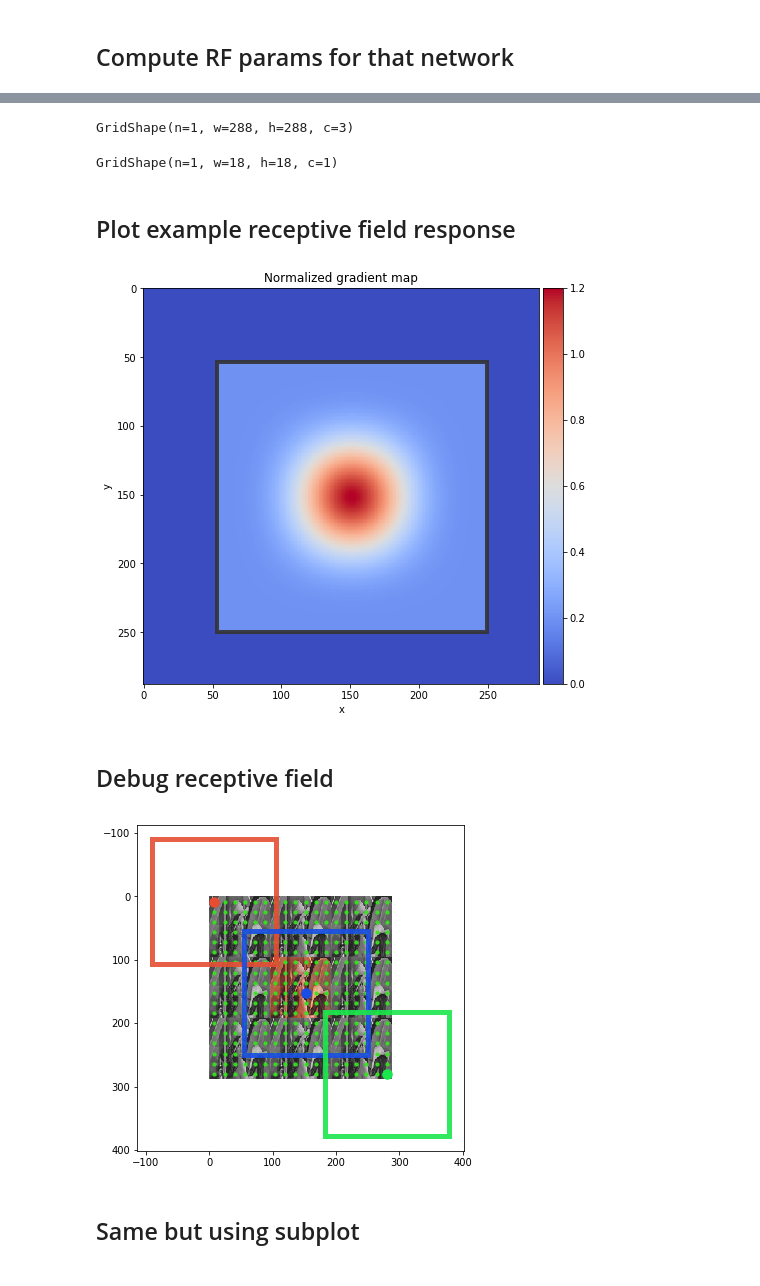
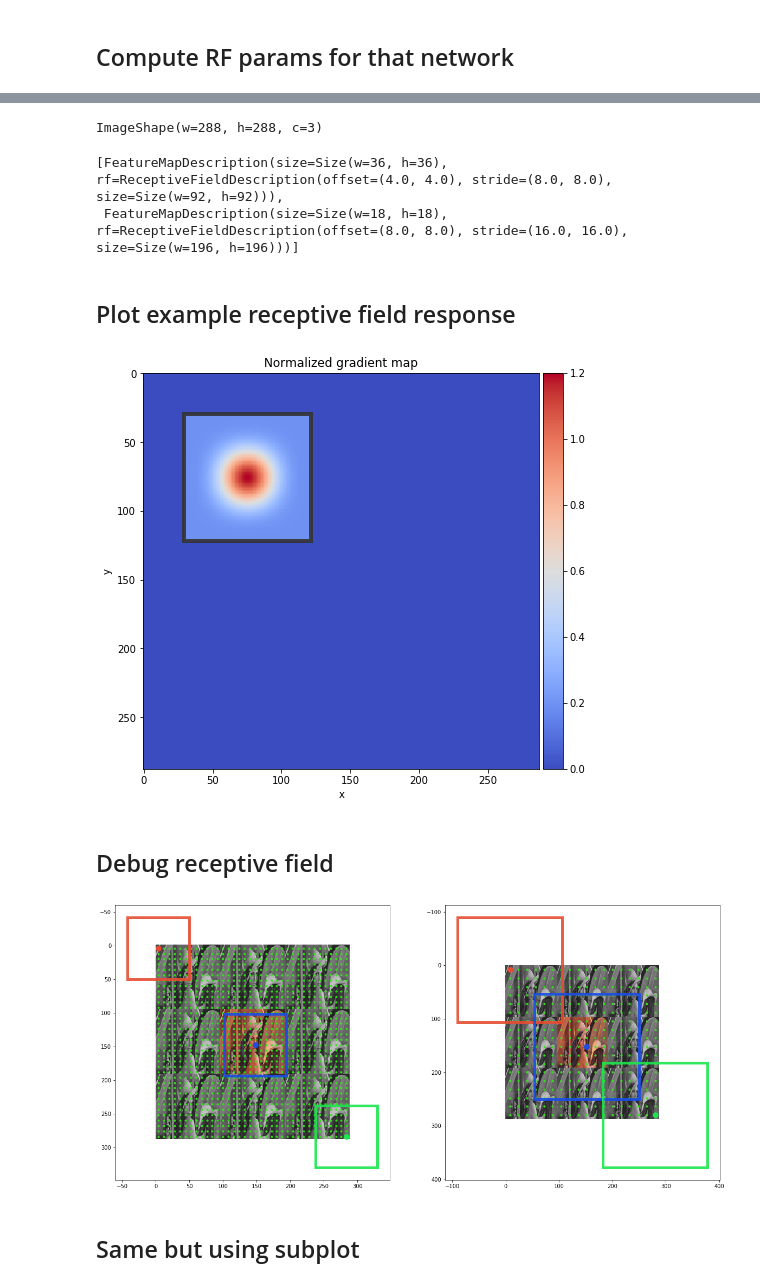
Before and after one commit to shelfwise/receptivefield, a Jupyter notebook: notebooks/tensorflow_api.ipynb, the cells around one changed output, grey strips where cells are left out. Cells and saved outputs as stored; diff of their text form; code cells hidden in the pictures.

```diff
--- a/notebooks/tensorflow_api.ipynb
+++ b/notebooks/tensorflow_api.ipynb
@@ -45,9 +45,10 @@ def vgg16_build_func(input_shape=None):
         net = slim.repeat(net, 3, slim.conv2d, 256, [3, 3], scope='conv3')
         net = slim.avg_pool2d(net, [2, 2], scope='pool3')
         net = slim.repeat(net, 3, slim.conv2d, 512, [3, 3], scope='conv4')
+        net = tf.identity(net, name='feature_map0')
         net = slim.avg_pool2d(net, [2, 2], scope='pool4')
         net = slim.repeat(net, 3, slim.conv2d, 512, [3, 3], scope='conv5')
-        net = tf.identity(net, name='feature_map')
+        net = tf.identity(net, name='feature_map1')
         net = slim.max_pool2d(net, [2, 2], scope='pool5')
         net = slim.flatten(net, scope='flatten')
         net = slim.fully_connected(net, 4096, scope='fc6')
@@ -95,25 +105,26 @@ rf_params
 # %%
 rf.input_shape
 # %% [output]
-GridShape(n=1, w=288, h=288, c=3)
+ImageShape(w=288, h=288, c=3)
 # %%
-rf.output_shape
+rf.feature_maps_desc
 # %% [output]
-GridShape(n=1, w=18, h=18, c=1)
+[FeatureMapDescription(size=Size(w=36, h=36), rf=ReceptiveFieldDescription(offset=(4.0, 4.0), stride=(8.0, 8.0), size=Size(w=92, h=92))),
+ FeatureMapDescription(size=Size(w=18, h=18), rf=ReceptiveFieldDescription(offset=(8.0, 8.0), stride=(16.0, 16.0), size=Size(w=196, h=196)))]
 # %% [markdown]
 ## Plot example receptive field response
 # %%
-rf.plot_gradient_at((9, 9), image=None, figsize=(7, 7))
+rf.plot_gradient_at(0, (9, 9), image=None, figsize=(7, 7))
 plt.savefig("../img/demo_tf_response.jpg", dpi=128)
 # %% [output]
-[figure, old version]
+[figure, new version]
 # %% [markdown]
 ## Debug receptive field
 # %%
-rf.plot_rf_grid(custom_image=image, figsize=(6, 6))
+rf.plot_rf_grids(custom_image=image, figsize=(20, 12), layout=(1, 2))
 plt.savefig("../img/demo_tf_rf_debug.jpg", dpi=128)
 # %% [output]
-[figure, old version]
+[figure, new version]
 # %% [markdown]
 ## Same but using subplot
 # %%
```
Also changed, not shown: parts of 4 cells of this notebook, 5 other files.
